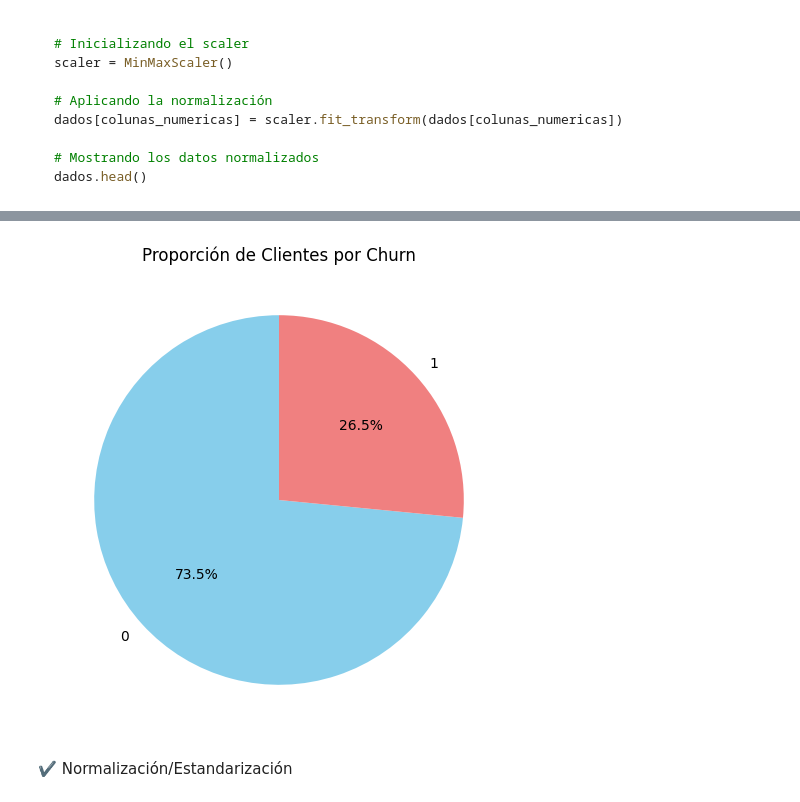
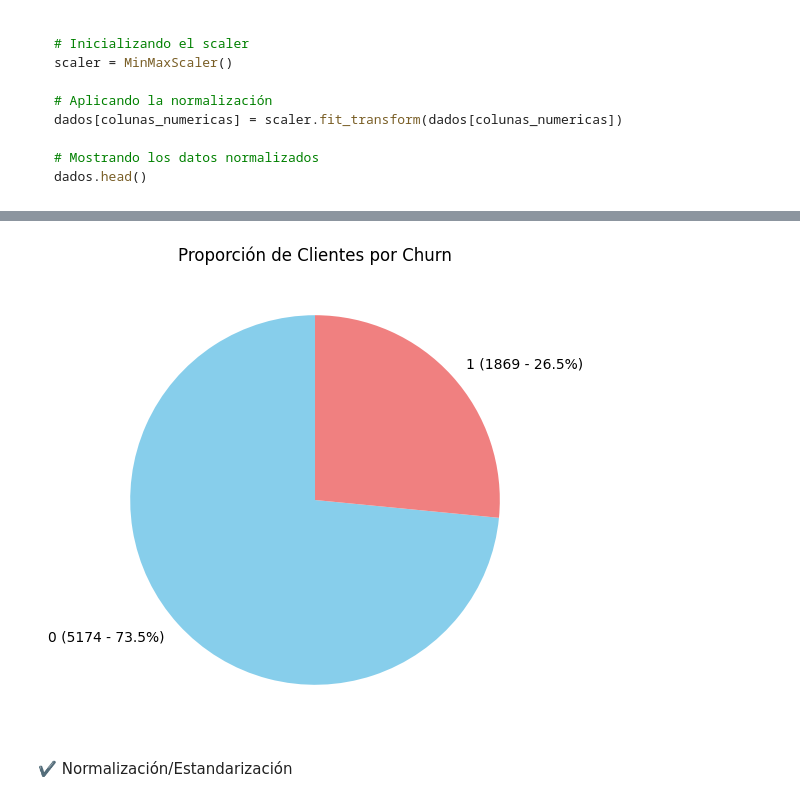
Before and after one commit to macollipal/-challenge3-data-science-LATAM, a Jupyter notebook: challenge3_data_science_LATAM.ipynb, the cells around one changed output, grey strips where cells are left out. Drawn from its saved outputs; the diff is of its cells as text; code cells hidden in the pictures.

```diff
--- a/challenge3_data_science_LATAM.ipynb
+++ b/challenge3_data_science_LATAM.ipynb
@@ -270,10 +290,18 @@ dados.head()
 # %%
+import matplotlib.pyplot as plt
+
+# Get the counts directly from the value_counts
+churn_counts = data_paso_encoded['churn_1'].value_counts()
+
 plt.figure(figsize=(6, 6))
-plt.pie(churn_counts, labels=churn_counts.index, autopct='%1.1f%%', startangle=90, colors=['skyblue', 'lightcoral'])
+# Create labels with both percentage and count
+labels = [f'{label} ({count} - {percentage:.1f}%)' for label, count, percentage in zip(churn_counts.index, churn_counts.values, churn_counts.values/churn_counts.sum()*100)]
+
+plt.pie(churn_counts, labels=labels, startangle=90, colors=['skyblue', 'lightcoral'])
 plt.title('Proporción de Clientes por Churn')
 plt.show()
 # %% [output]
-[figure, old version]
+[figure, new version]
 # %% [markdown]
 ✔️ Normalización/Estandarización
 # %% [markdown]
```
Also changed, not shown: parts of 23 cells of this notebook.
